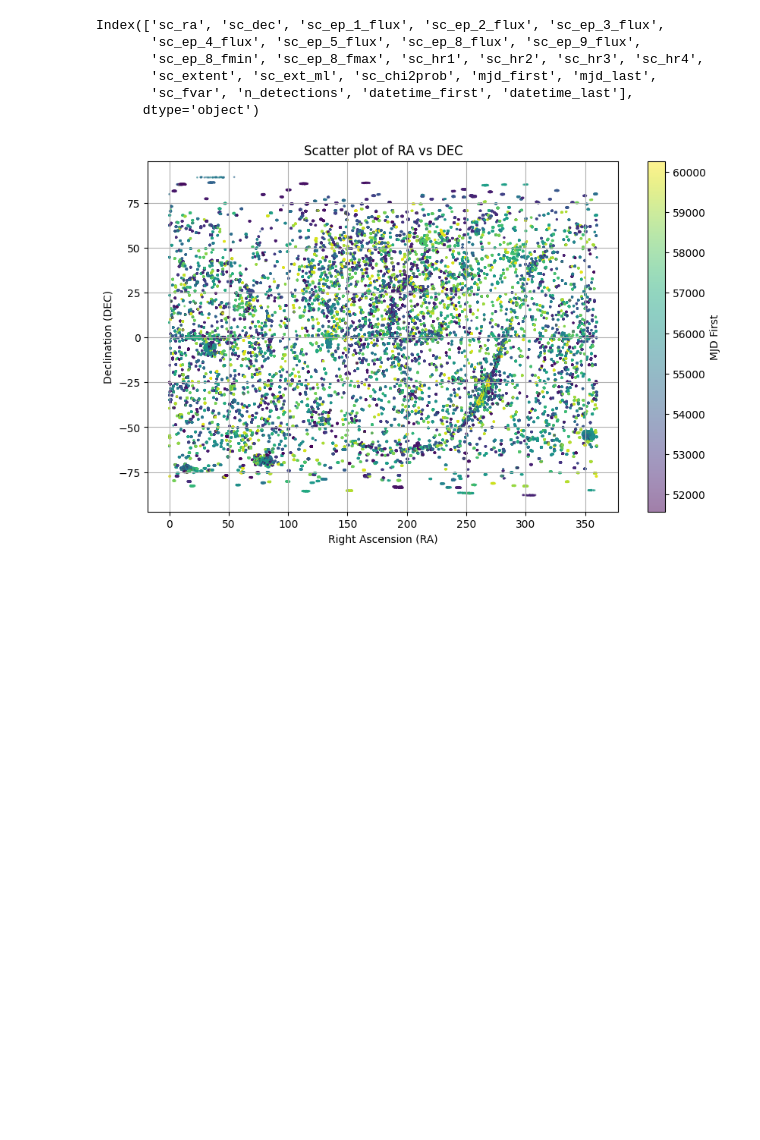
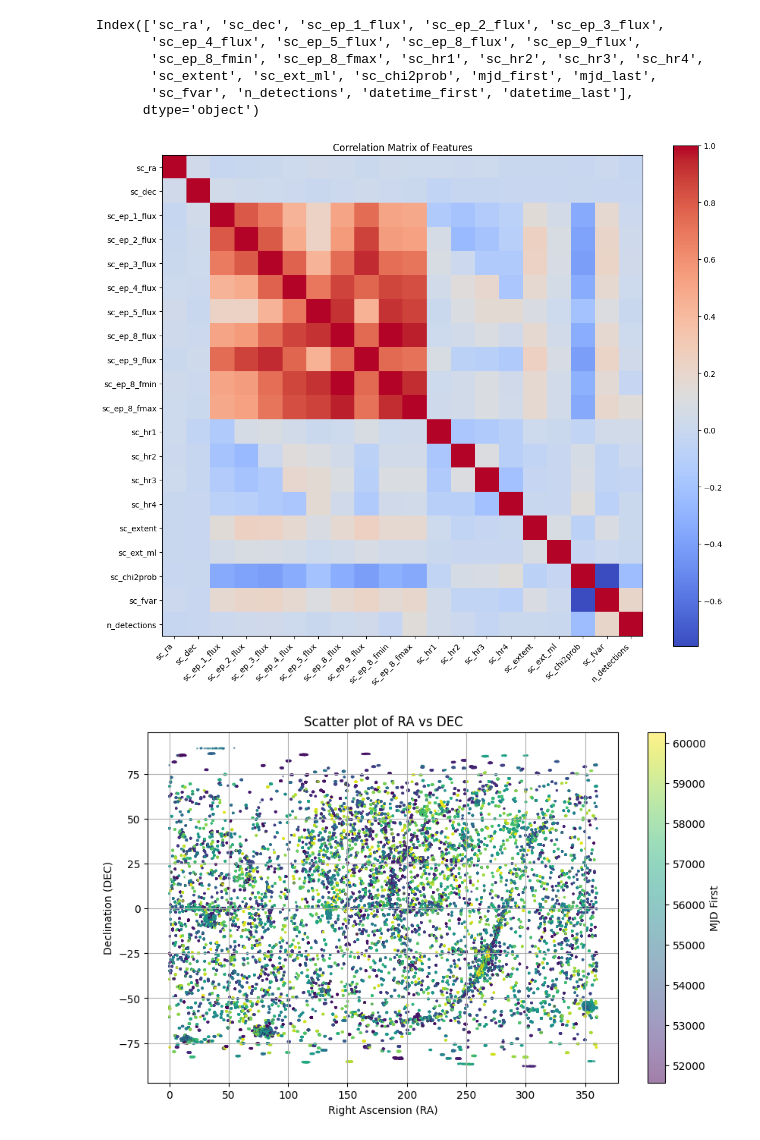
Before and after one commit to Ishikawa7/XMM-Newton-Analysis, a Jupyter notebook: EDA.ipynb, the cells around one changed output. Cells and saved outputs as stored; diff of their text form; code cells hidden in the pictures; blank space fills up the shorter version.

```diff
--- a/EDA.ipynb
+++ b/EDA.ipynb
@@ -35,6 +35,19 @@ feature_columns = [
        'sc_ep_8_fmin', 'sc_ep_8_fmax', 'sc_hr1', 'sc_hr2', 'sc_hr3', 'sc_hr4',
        'sc_extent', 'sc_ext_ml', 'sc_chi2prob', 'sc_fvar', 'n_detections'
 ]
+# %%
+# correlation analysis
+correlation_matrix = df[feature_columns].corr()
+plt.figure(figsize=(12, 10))
+plt.imshow(correlation_matrix, cmap='coolwarm', interpolation='nearest')
+plt.colorbar()
+plt.xticks(range(len(feature_columns)), feature_columns, rotation=45, ha='right')
+plt.yticks(range(len(feature_columns)), feature_columns)
+plt.title('Correlation Matrix of Features')
+plt.tight_layout()
+plt.show()
+# %% [output]
+[figure, added]
 # %%
 # create a scatter plot using the 'ra' and 'dec' columns, as color coding use mjd_first
 plt.figure(figsize=(10, 6))
```
Also changed, not shown: parts of 1 cell of this notebook, 3 other files.
